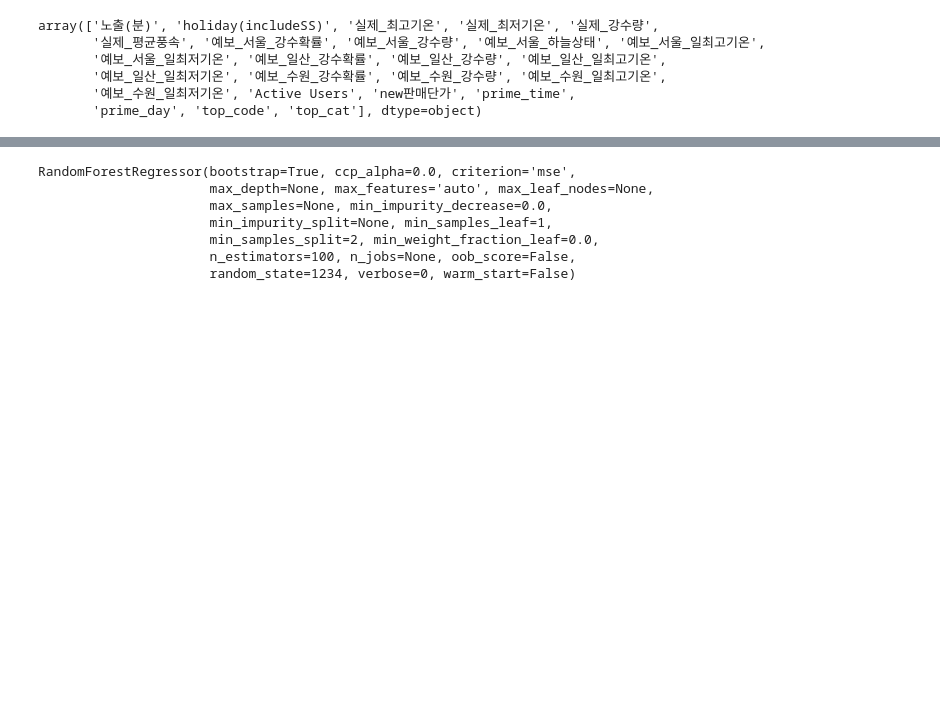
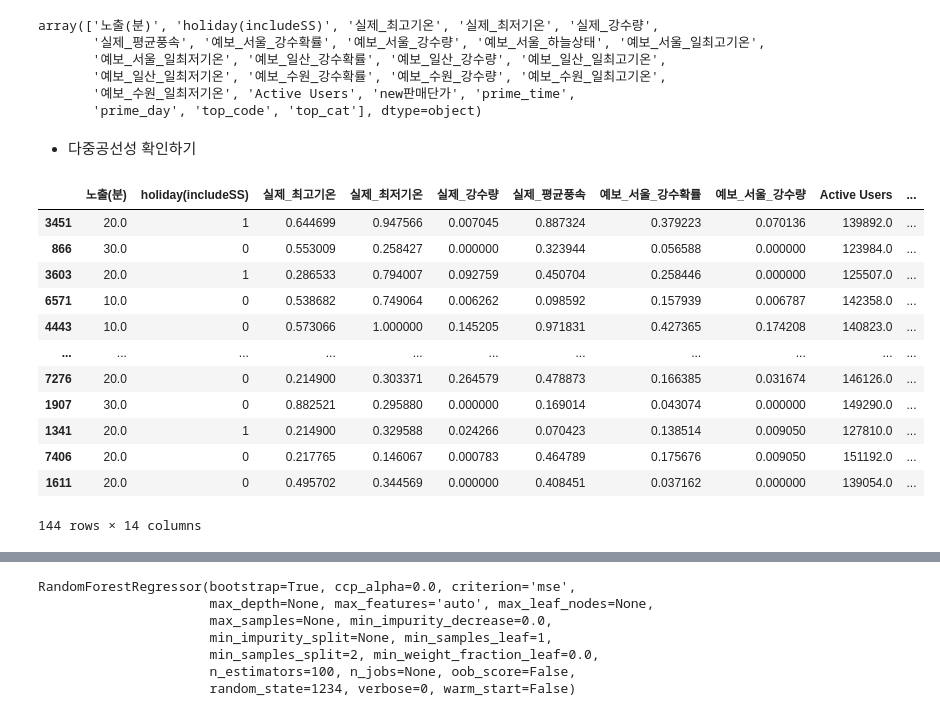
Before and after one commit to HWANG-HOE-SUN/bigcon, a Jupyter notebook: 모델링통합및비교.ipynb, the cells around one changed output, grey strips where cells are left out. Cells and saved outputs as stored; diff of their text form; code cells hidden in the pictures; blank space fills up the shorter version.

```diff
--- a/모델링통합및비교.ipynb
+++ b/모델링통합및비교.ipynb
@@ -477,3 +477,5 @@ array(['노출(분)', 'holiday(includeSS)', '실제_최고기온', '실제_최
 for i in category_list:
   globals()['shop_train_x_{}'.format(i)] = globals()['x_train_{}'.format(i)][feature_selection]
   globals()['shop_test_x_{}'.format(i)] = globals()['x_test_{}'.format(i)][feature_selection]
+# %% [markdown]
+- 다중공선성 확인하기
@@ -479,0 +486,17 @@ for i in category_list:
+# %%
+mung = shop_train_x_beauty[hi_feature]
+mung
+# %% [output]
+|  | 노출(분) | holiday(includeSS) | 실제_최고기온 | 실제_최저기온 | 실제_강수량 | 실제_평균풍속 | 예보_서울_강수확률 | 예보_서울_강수량 | Active Users | ... |
+| 3451 | 20.0 | 1 | 0.644699 | 0.947566 | 0.007045 | 0.887324 | 0.379223 | 0.070136 | 139892.0 | ... |
+| 866 | 30.0 | 0 | 0.553009 | 0.258427 | 0.000000 | 0.323944 | 0.056588 | 0.000000 | 123984.0 | ... |
+| 3603 | 20.0 | 1 | 0.286533 | 0.794007 | 0.092759 | 0.450704 | 0.258446 | 0.000000 | 125507.0 | ... |
+| 6571 | 10.0 | 0 | 0.538682 | 0.749064 | 0.006262 | 0.098592 | 0.157939 | 0.006787 | 142358.0 | ... |
+| 4443 | 10.0 | 0 | 0.573066 | 1.000000 | 0.145205 | 0.971831 | 0.427365 | 0.174208 | 140823.0 | ... |
+| ... | ... | ... | ... | ... | ... | ... | ... | ... | ... | ... |
+| 7276 | 20.0 | 0 | 0.214900 | 0.303371 | 0.264579 | 0.478873 | 0.166385 | 0.031674 | 146126.0 | ... |
+| 1907 | 30.0 | 0 | 0.882521 | 0.295880 | 0.000000 | 0.169014 | 0.043074 | 0.000000 | 149290.0 | ... |
+| 1341 | 20.0 | 1 | 0.214900 | 0.329588 | 0.024266 | 0.070423 | 0.138514 | 0.009050 | 127810.0 | ... |
+| 7406 | 20.0 | 0 | 0.217765 | 0.146067 | 0.000783 | 0.464789 | 0.175676 | 0.009050 | 151192.0 | ... |
+| 1611 | 20.0 | 0 | 0.495702 | 0.344569 | 0.000000 | 0.408451 | 0.037162 | 0.000000 | 139054.0 | ... |
+144 rows × 14 columns
```
Also changed, not shown: parts of 17 cells of this notebook.
